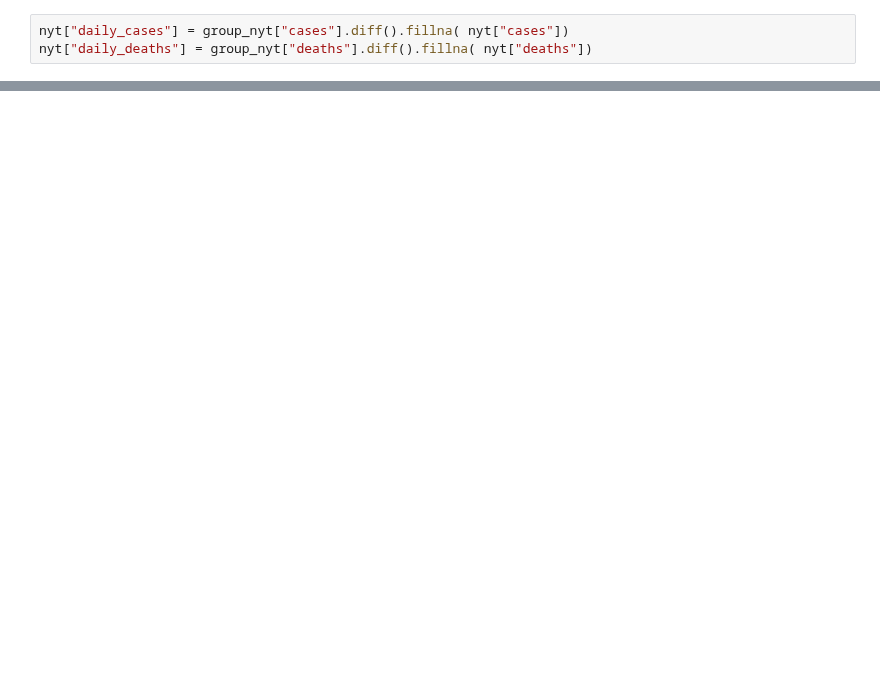
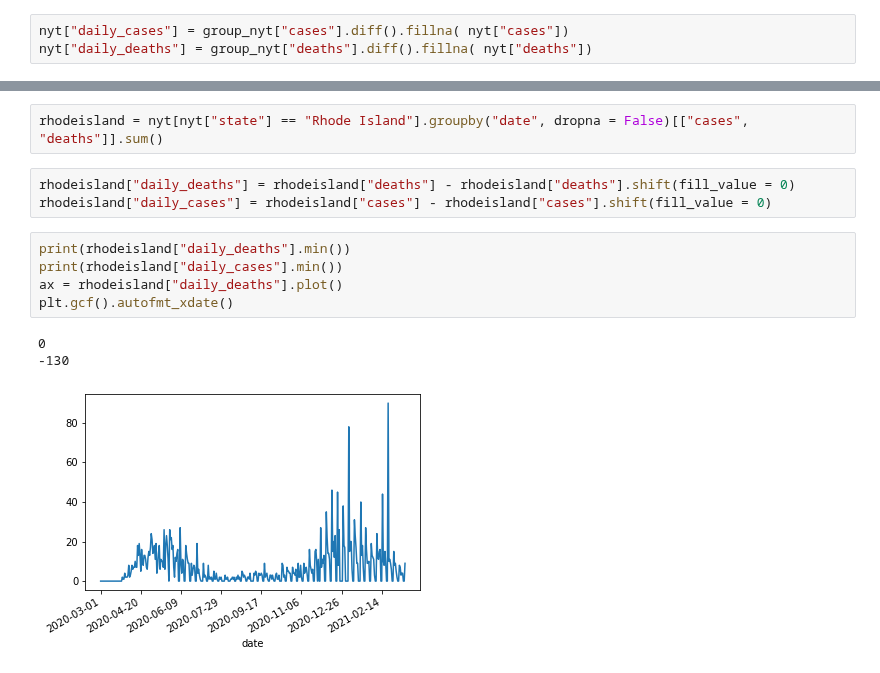
Before and after one commit to severine-baudry/capstone_data_engineer, a Jupyter notebook: covid_corr_weather.ipynb, the cells around one changed output, grey strips where cells are left out. Drawn from its saved outputs; the diff is of its cells as text; blank space fills up the shorter version.

```diff
--- a/covid_corr_weather.ipynb
+++ b/covid_corr_weather.ipynb
@@ -206,0 +188,14 @@ nyt[nyt["county"] == "New York City"]
+# %%
+rhodeisland = nyt[nyt["state"] == "Rhode Island"].groupby("date", dropna = False)[["cases", "deaths"]].sum()
+# %%
+rhodeisland["daily_deaths"] = rhodeisland["deaths"] - rhodeisland["deaths"].shift(fill_value = 0)
+rhodeisland["daily_cases"] = rhodeisland["cases"] - rhodeisland["cases"].shift(fill_value = 0)
+# %%
+print(rhodeisland["daily_deaths"].min())
+print(rhodeisland["daily_cases"].min())
+ax = rhodeisland["daily_deaths"].plot()
+plt.gcf().autofmt_xdate()
+# %% [output]
+0
+-130
+[figure, added]
```
Also changed, not shown: parts of 33 cells of this notebook.
